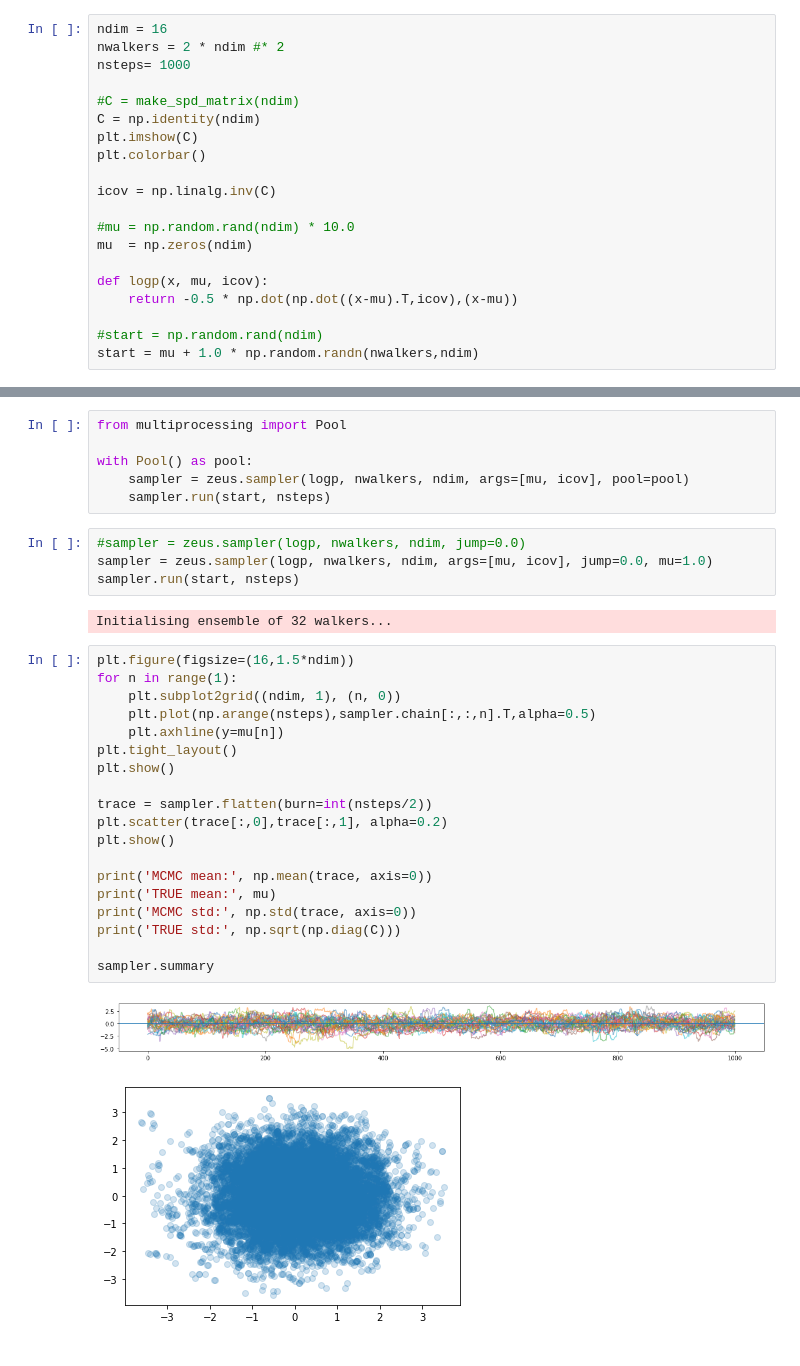
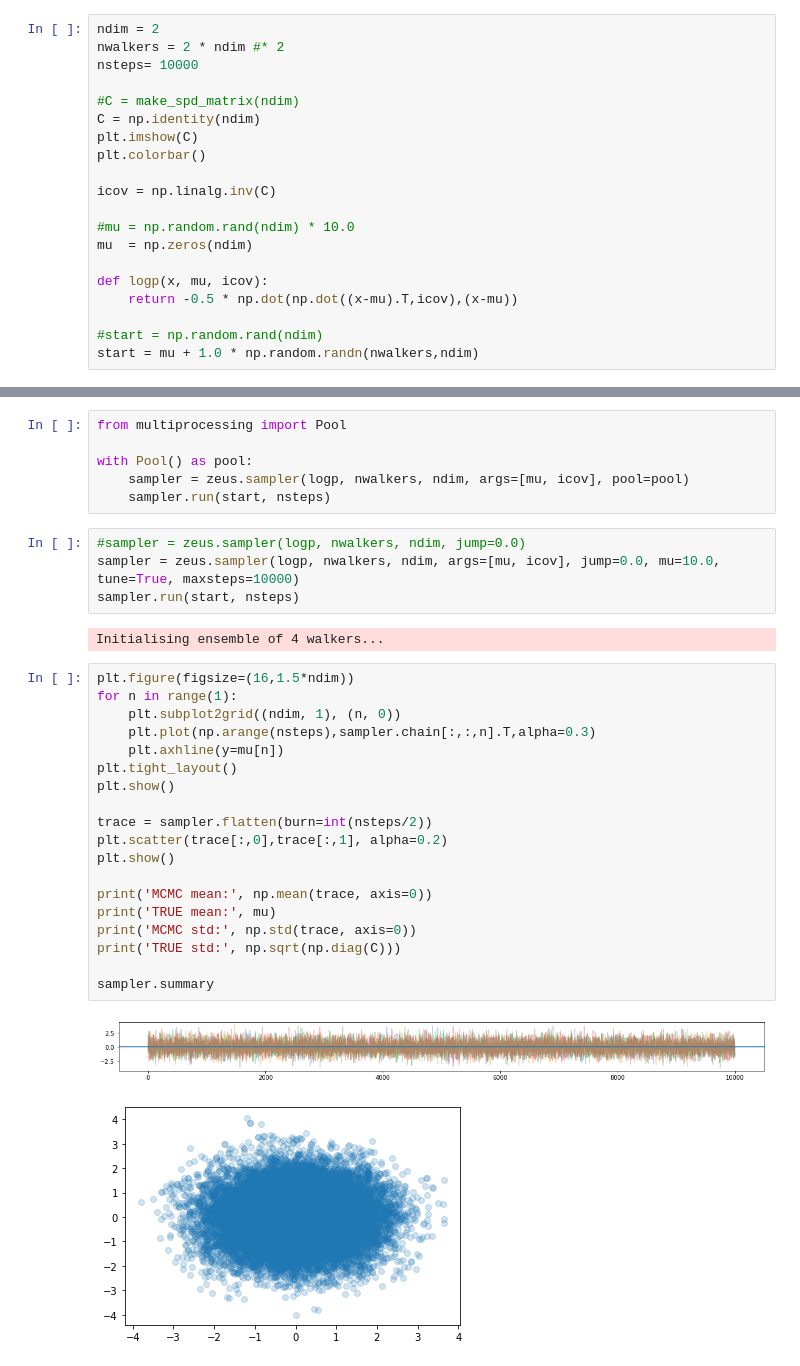
Before and after one commit to minaskar/zeus, a Jupyter notebook: examples/normal_distribution.ipynb, the cells around one changed output, grey strips where cells are left out. Cells and saved outputs as stored; diff of their text form.

```diff
--- a/examples/normal_distribution.ipynb
+++ b/examples/normal_distribution.ipynb
@@ -10,9 +9,9 @@ print('zeus version:', zeus.__version__)
 # %% [output]
 zeus version: 0.9.8
 # %%
-ndim = 16
+ndim = 2
 nwalkers = 2 * ndim #* 2
-nsteps= 1000
+nsteps= 10000
 
 #C = make_spd_matrix(ndim)
 C = np.identity(ndim)
@@ -64,31 +63,31 @@ with Pool() as pool:
     sampler.run(start, nsteps)
 # %%
 #sampler = zeus.sampler(logp, nwalkers, ndim, jump=0.0)
-sampler = zeus.sampler(logp, nwalkers, ndim, args=[mu, icov], jump=0.0, mu=1.0)
+sampler = zeus.sampler(logp, nwalkers, ndim, args=[mu, icov], jump=0.0, mu=10.0, tune=True, maxsteps=10000)
 sampler.run(start, nsteps)
 # %% [output]
-Initialising ensemble of 32 walkers...
+Initialising ensemble of 4 walkers...
 # %%
 plt.figure(figsize=(16,1.5*ndim))
 for n in range(1):
     plt.subplot2grid((ndim, 1), (n, 0))
-    plt.plot(np.arange(nsteps),sampler.chain[:,:,n].T,alpha=0.5)
+    plt.plot(np.arange(nsteps),sampler.chain[:,:,n].T,alpha=0.3)
     plt.axhline(y=mu[n])
 plt.tight_layout()
 plt.show()
 
 trace = sampler.flatten(burn=int(nsteps/2))
 plt.scatter(trace[:,0],trace[:,1], alpha=0.2)
 plt.show()
 
 print('MCMC mean:', np.mean(trace, axis=0))
 print('TRUE mean:', mu)
 print('MCMC std:', np.std(trace, axis=0))
 print('TRUE std:', np.sqrt(np.diag(C)))
 
 sampler.summary
 # %% [output]
-[figure, old version]
+[figure, new version]
-[figure, old version]
+[figure, new version]
 Summary
 -------
```
Also changed, not shown: parts of 9 cells of this notebook, 1 other file.
